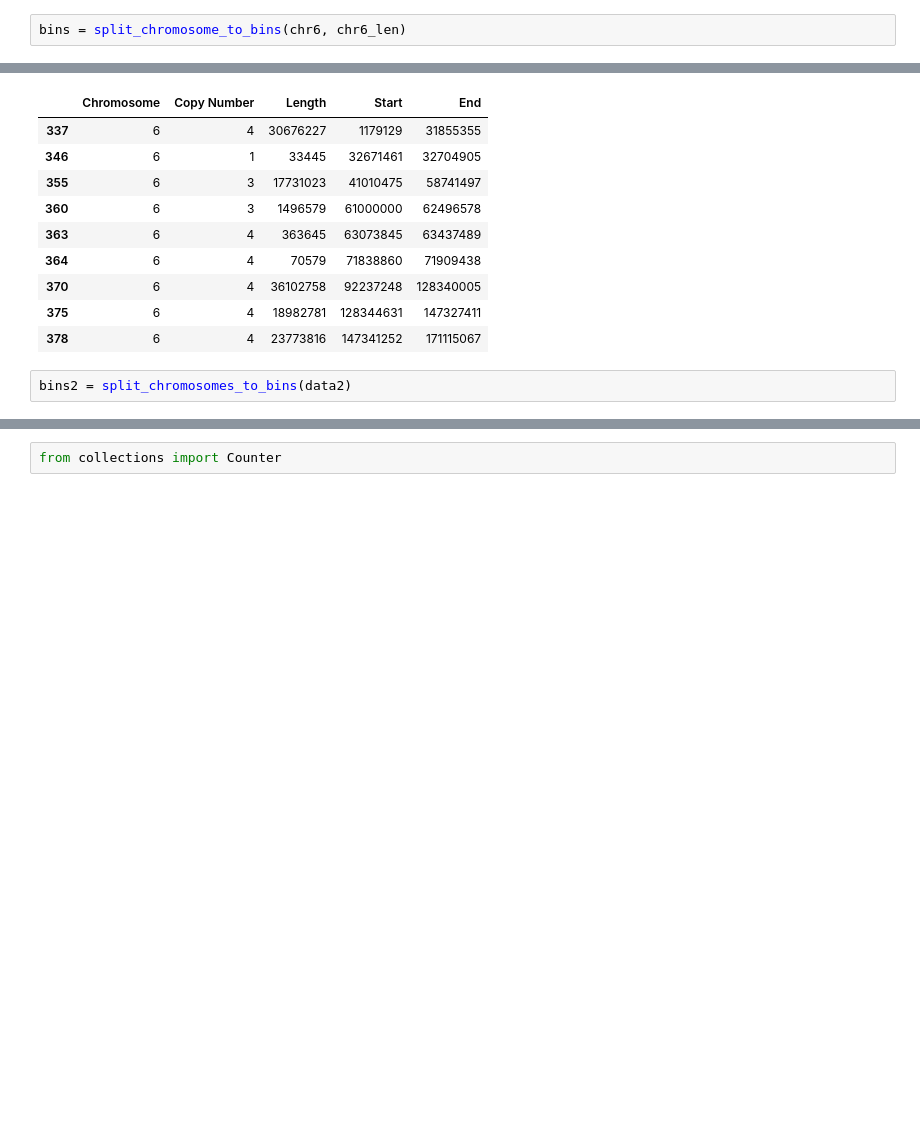
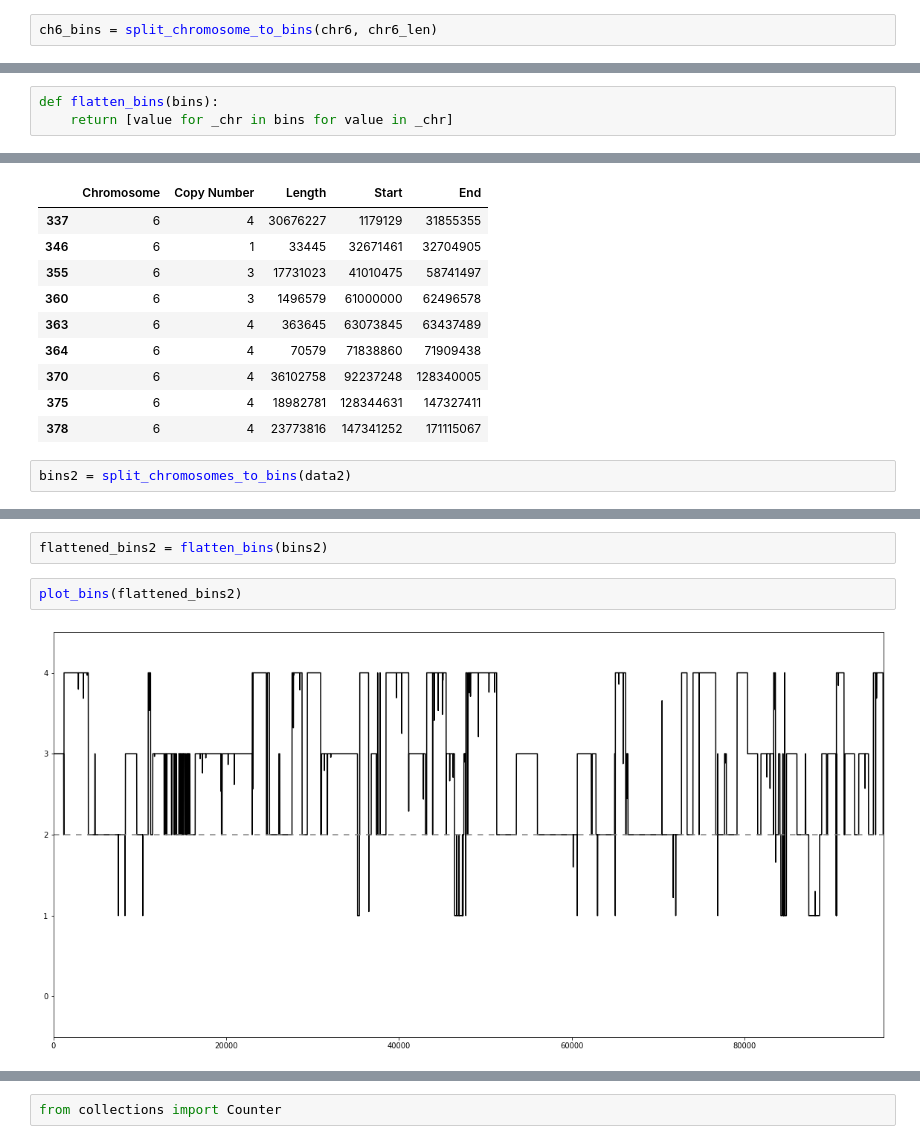
Before and after one commit to martinbudinsky3/BP-tumor-classifier, a Jupyter notebook: main.ipynb, the cells around one changed output, grey strips where cells are left out. Saved outputs shown, nothing was run; the diff lists cells and outputs as text; blank space fills up the shorter version.

```diff
--- a/main.ipynb
+++ b/main.ipynb
@@ -118,7 +141,7 @@ chr6_len
 # %% [output]
 171115067
 # %%
-bins = split_chromosome_to_bins(chr6, chr6_len)
+ch6_bins = split_chromosome_to_bins(chr6, chr6_len)
 # %%
 def plot_bins(bins):
     fig, ax = plt.subplots(figsize=(20,10))
@@ -185,0 +206,3 @@ plot_bins(bins)
+# %%
+def flatten_bins(bins):
+    return [value for _chr in bins for value in _chr]
@@ -287,0 +372,6 @@ bins2 = split_chromosomes_to_bins(data2)
+# %%
+flattened_bins2 = flatten_bins(bins2)
+# %%
+plot_bins(flattened_bins2)
+# %% [output]
+[figure, added]
```
Also changed, not shown: parts of 24 cells of this notebook, 1 other file.
